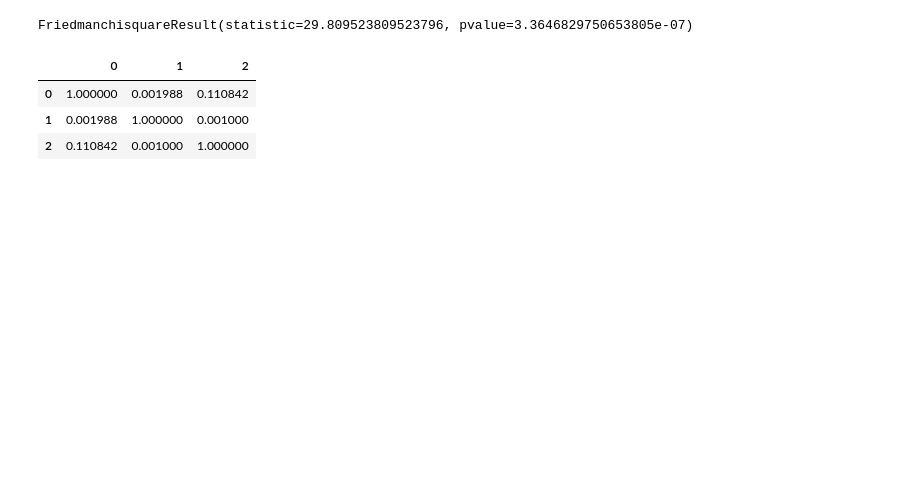
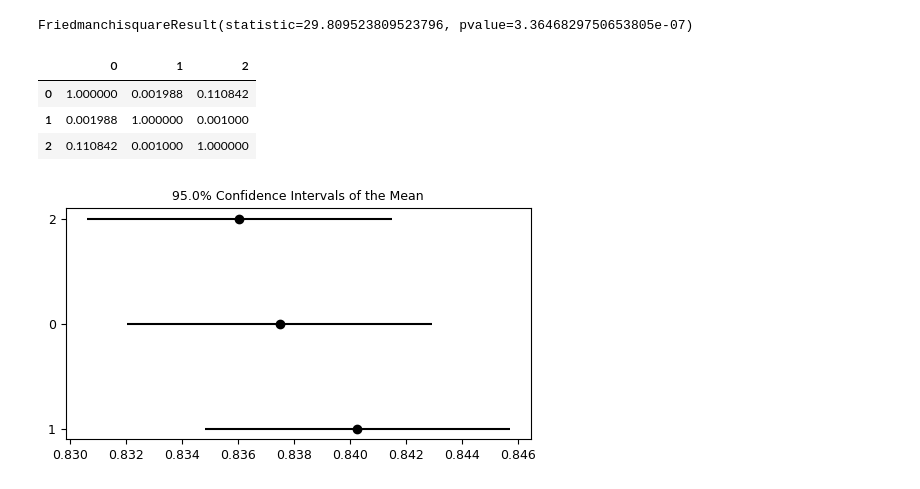
Before and after one commit to bertan-karacora/TractSeg, a Jupyter notebook: tractseg/utils/visualization_quantitative.ipynb, the cells around one changed output. Cells and saved outputs as stored; diff of their text form; code cells hidden in the pictures; blank space fills up the shorter version.

Commit message:
Add critical distance diagram

```diff
--- a/tractseg/utils/visualization_quantitative.ipynb
+++ b/tractseg/utils/visualization_quantitative.ipynb
@@ -206,2 +216,6 @@ plot_results_tracts(dices_bundles_sorted, tracts_sorted)
 # %% [markdown]
 ## Statistical testing
+# %%
+df_dices_subjects = pd.DataFrame(dices_subjects)
+
+display(df_dices_subjects)
@@ -220,3 +240,9 @@ display(result_nymenyi)
 | 0 | 1.000000 | 0.001988 | 0.110842 |
 | 1 | 0.001988 | 1.000000 | 0.001000 |
 | 2 | 0.110842 | 0.001000 | 1.000000 |
+# %%
+result = autorank.autorank(df_dices_subjects.T, alpha=0.05)
+autorank.plot_stats(result)
+plt.show()
+# %% [output]
+[figure, added]
```
Also changed, not shown: parts of 6 cells of this notebook.
